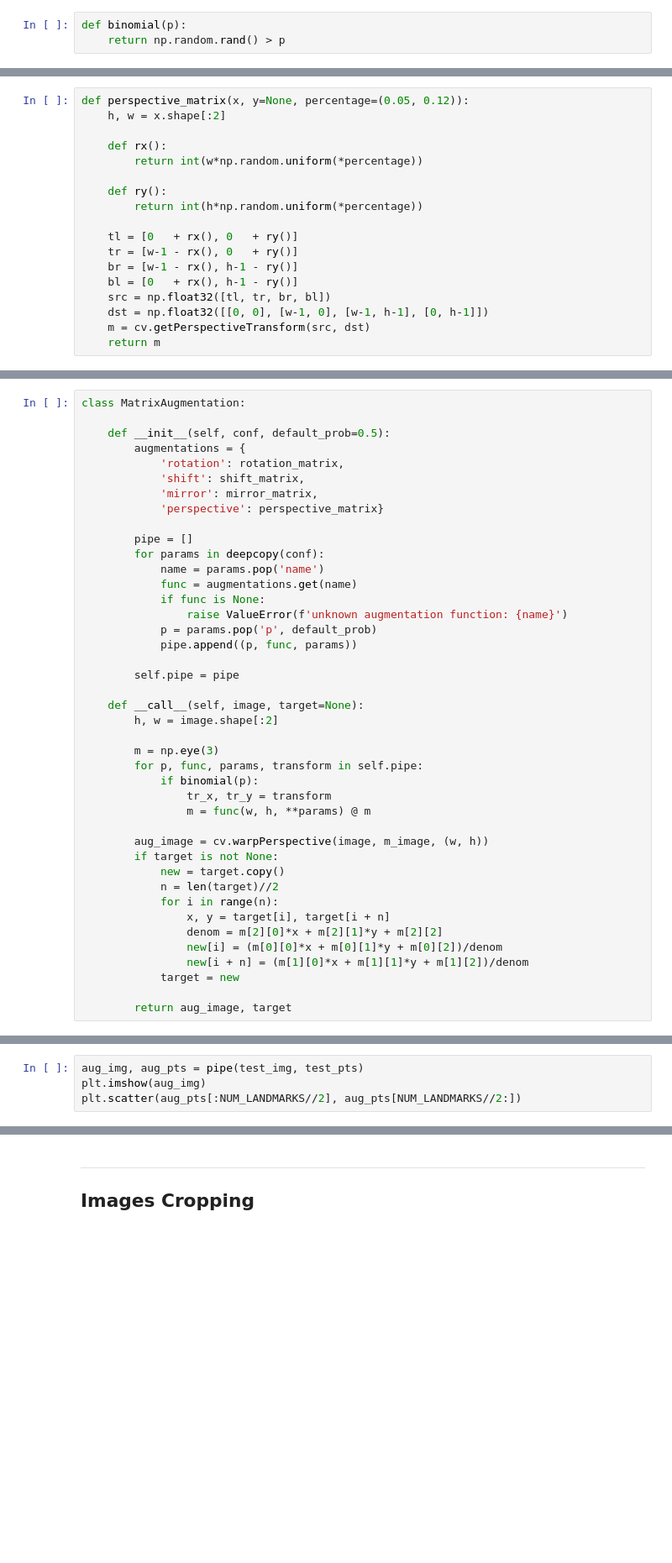
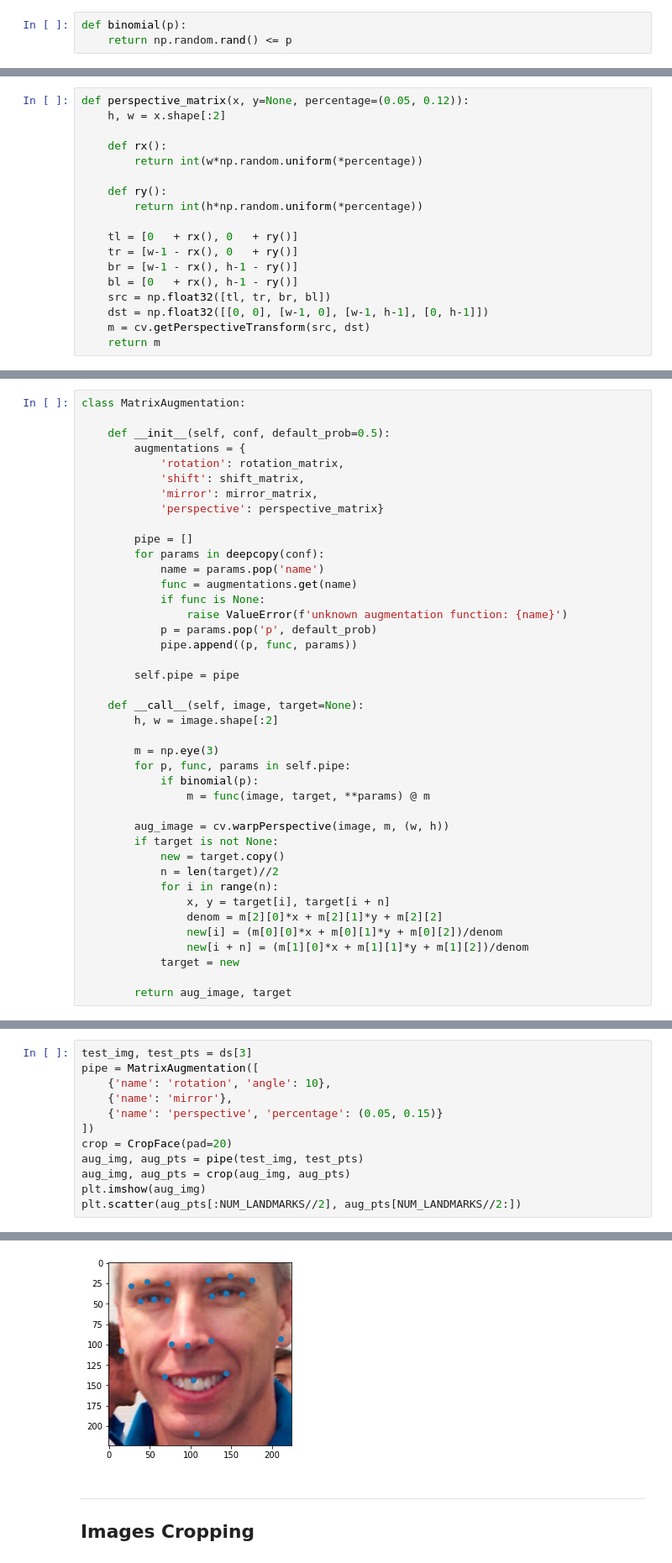
Before and after one commit to devforfu/face-landmarks-detection, a Jupyter notebook: umdfaces.ipynb, the cells around one changed output, grey strips where cells are left out. Shown at 84% size. Drawn from its saved outputs; the diff is of its cells as text; blank space fills up the shorter version.

```diff
--- a/umdfaces.ipynb
+++ b/umdfaces.ipynb
@@ -138,6 +156,6 @@ plt.imshow(cv.warpPerspective(test_img, m, (new_w, new_h)), interpolation='bicub
 # %%
 def binomial(p):
-    return np.random.rand() > p
+    return np.random.rand() <= p
 # %%
 def rotation_matrix(x, y=None, angle=5):
     h, w = x.shape[:2]
@@ -222,12 +258,11 @@ class MatrixAugmentation:
         h, w = image.shape[:2]
 
         m = np.eye(3)
-        for p, func, params, transform in self.pipe:
+        for p, func, params in self.pipe:
             if binomial(p):
-                tr_x, tr_y = transform
-                m = func(w, h, **params) @ m
+                m = func(image, target, **params) @ m
 
-        aug_image = cv.warpPerspective(image, m_image, (w, h))
+        aug_image = cv.warpPerspective(image, m, (w, h))
         if target is not None:
             new = target.copy()
             n = len(target)//2
@@ -265,4 +277,13 @@ pipe = MatrixAugmentation(aug_conf)
 # %%
+test_img, test_pts = ds[3]
+pipe = MatrixAugmentation([
+    {'name': 'rotation', 'angle': 10},
+    {'name': 'mirror'},
+    {'name': 'perspective', 'percentage': (0.05, 0.15)}
+])
+crop = CropFace(pad=20)
 aug_img, aug_pts = pipe(test_img, test_pts)
+aug_img, aug_pts = crop(aug_img, aug_pts)
 plt.imshow(aug_img)
 plt.scatter(aug_pts[:NUM_LANDMARKS//2], aug_pts[NUM_LANDMARKS//2:])
+# %% [output]
@@ -269,3 +291,4 @@ plt.scatter(aug_pts[:NUM_LANDMARKS//2], aug_pts[NUM_LANDMARKS//2:])
+[figure, added]
 # %% [markdown]
 ---
 
```
Also changed, not shown: parts of 12 cells of this notebook.
